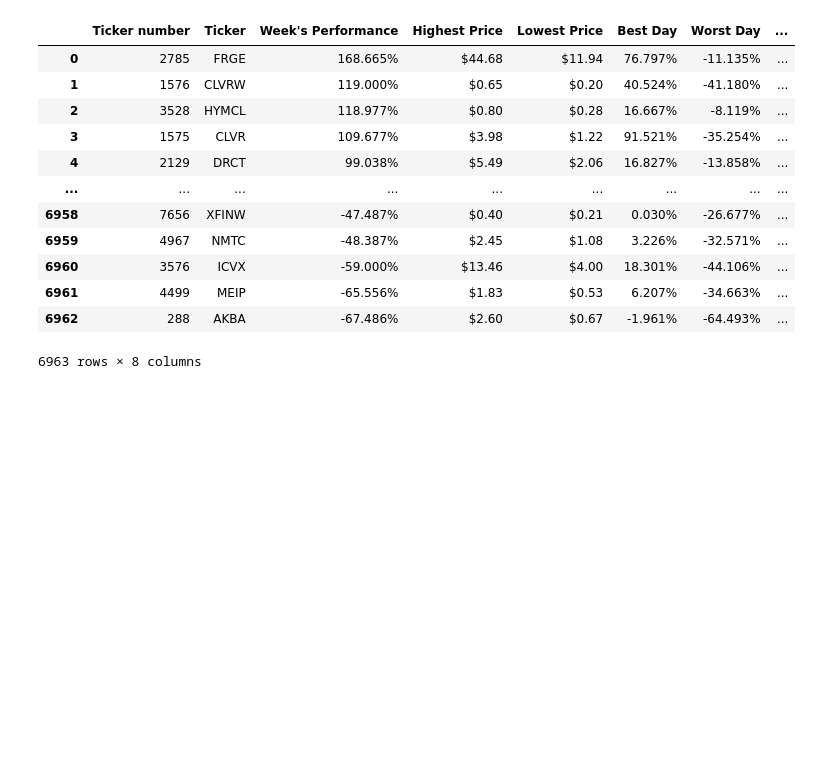
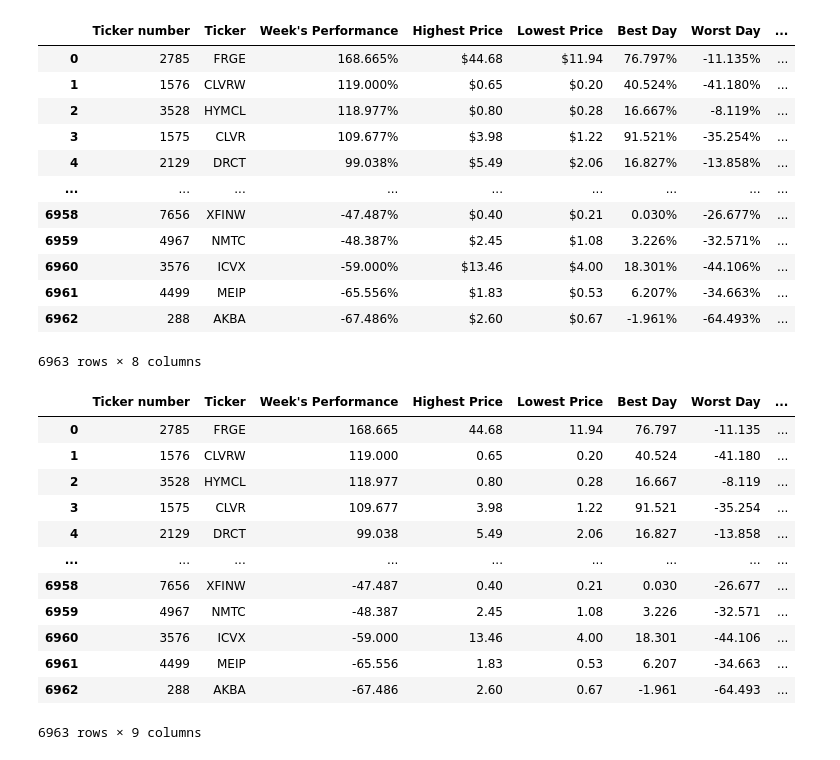
Before and after one commit to brand0nM/Pyberhood, a Jupyter notebook: Visualization_Stock_Analysis.ipynb, the cells around one changed output. Cells and saved outputs as stored; diff of their text form; code cells hidden in the pictures; blank space fills up the shorter version.

```diff
--- a/Visualization_Stock_Analysis.ipynb
+++ b/Visualization_Stock_Analysis.ipynb
@@ -23,13 +26,28 @@ Nasdaq_df
 | 6962 | 288 | AKBA | -67.486% | $2.60 | $0.67 | -1.961% | -64.493% | ... |
 6963 rows × 8 columns
 # %%
-Week_performance = [float(percent.replace('%','')) for percent in Nasdaq_df["Week's Performance"]]
-Best_day = [float(percent.replace('%','')) for percent in Nasdaq_df["Best Day"]]
-Worst_day = [float(percent.replace('%','')) for percent in Nasdaq_df["Worst Day"]]
-Highest_price = [float(percent.replace('$','')) for percent in Nasdaq_df["Highest Price"]]
-Lowest_price = [float(percent.replace('$','')) for percent in Nasdaq_df["Lowest Price"]]
-Volume = [float(percent) for percent in Nasdaq_df["Week's Volume"]]
+# Remove Format and add Volatility
 
-Volatility = [] # Define the volatility for each stock
-for i in range(len(Best_day)):
-    Volatility.append(abs(Best_day[i]) + abs(Worst_day[i]))
+Nasdaq_df["Week's Performance"] = [float(percent.replace('%','')) for percent in Nasdaq_df["Week's Performance"]]
+Nasdaq_df["Best Day"] = [float(percent.replace('%','')) for percent in Nasdaq_df["Best Day"]]
+Nasdaq_df["Worst Day"] = [float(percent.replace('%','')) for percent in Nasdaq_df["Worst Day"]]
+Nasdaq_df["Highest Price"] = [float(percent.replace('$','')) for percent in Nasdaq_df["Highest Price"]]
+Nasdaq_df["Lowest Price"] = [float(percent.replace('$','')) for percent in Nasdaq_df["Lowest Price"]]
+Nasdaq_df["Week's Volume"] = [float(percent) for percent in Nasdaq_df["Week's Volume"]]
+Nasdaq_df["Volatility"] = abs(Nasdaq_df["Best Day"]) + abs(Nasdaq_df["Worst Day"])
+
+Nasdaq_df
+# %% [output]
+|  | Ticker number | Ticker | Week's Performance | Highest Price | Lowest Price | Best Day | Worst Day | ... |
+| 0 | 2785 | FRGE | 168.665 | 44.68 | 11.94 | 76.797 | -11.135 | ... |
+| 1 | 1576 | CLVRW | 119.000 | 0.65 | 0.20 | 40.524 | -41.180 | ... |
+| 2 | 3528 | HYMCL | 118.977 | 0.80 | 0.28 | 16.667 | -8.119 | ... |
+| 3 | 1575 | CLVR | 109.677 | 3.98 | 1.22 | 91.521 | -35.254 | ... |
+| 4 | 2129 | DRCT | 99.038 | 5.49 | 2.06 | 16.827 | -13.858 | ... |
+| ... | ... | ... | ... | ... | ... | ... | ... | ... |
+| 6958 | 7656 | XFINW | -47.487 | 0.40 | 0.21 | 0.030 | -26.677 | ... |
+| 6959 | 4967 | NMTC | -48.387 | 2.45 | 1.08 | 3.226 | -32.571 | ... |
+| 6960 | 3576 | ICVX | -59.000 | 13.46 | 4.00 | 18.301 | -44.106 | ... |
+| 6961 | 4499 | MEIP | -65.556 | 1.83 | 0.53 | 6.207 | -34.663 | ... |
+| 6962 | 288 | AKBA | -67.486 | 2.60 | 0.67 | -1.961 | -64.493 | ... |
+6963 rows × 9 columns
```
Also changed, not shown: parts of 7 cells of this notebook.
